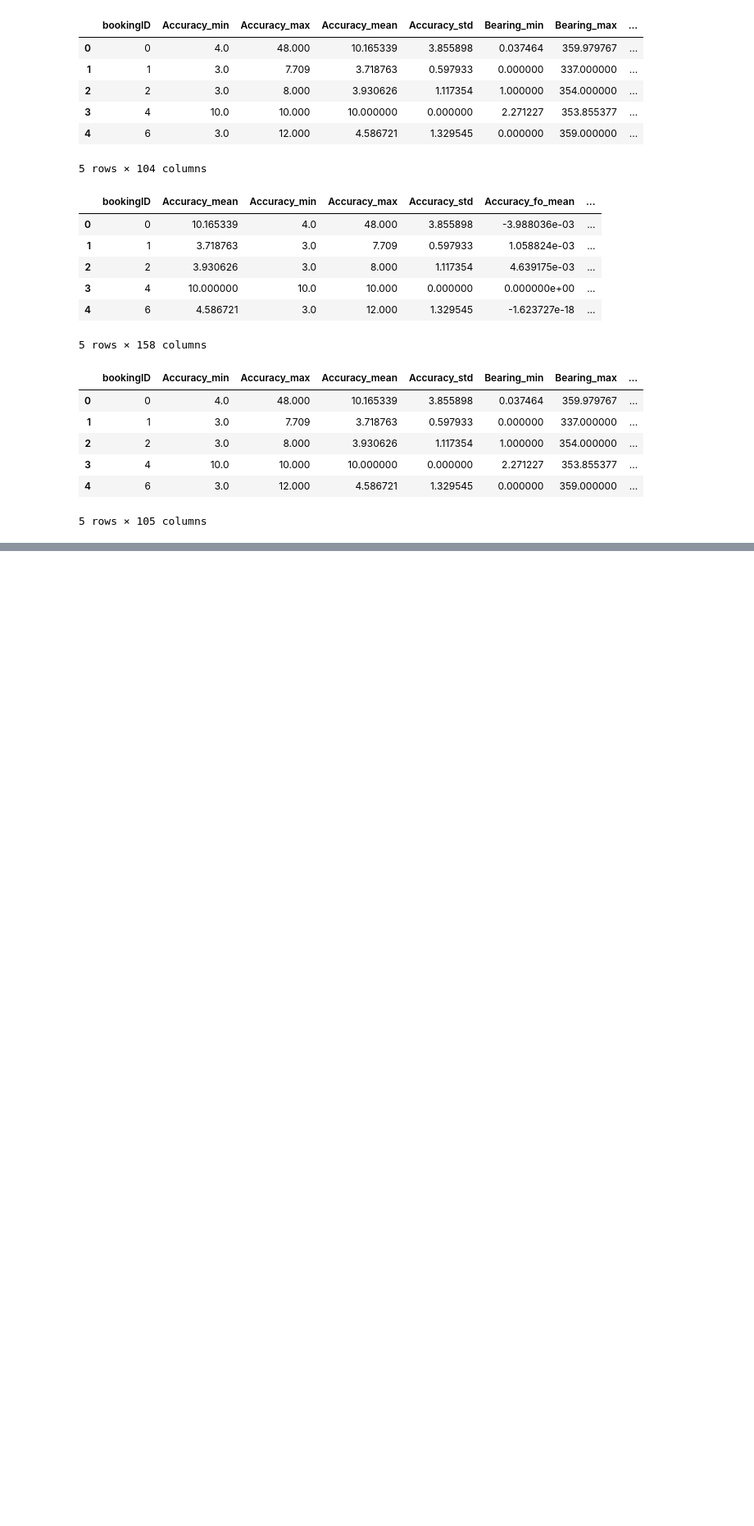
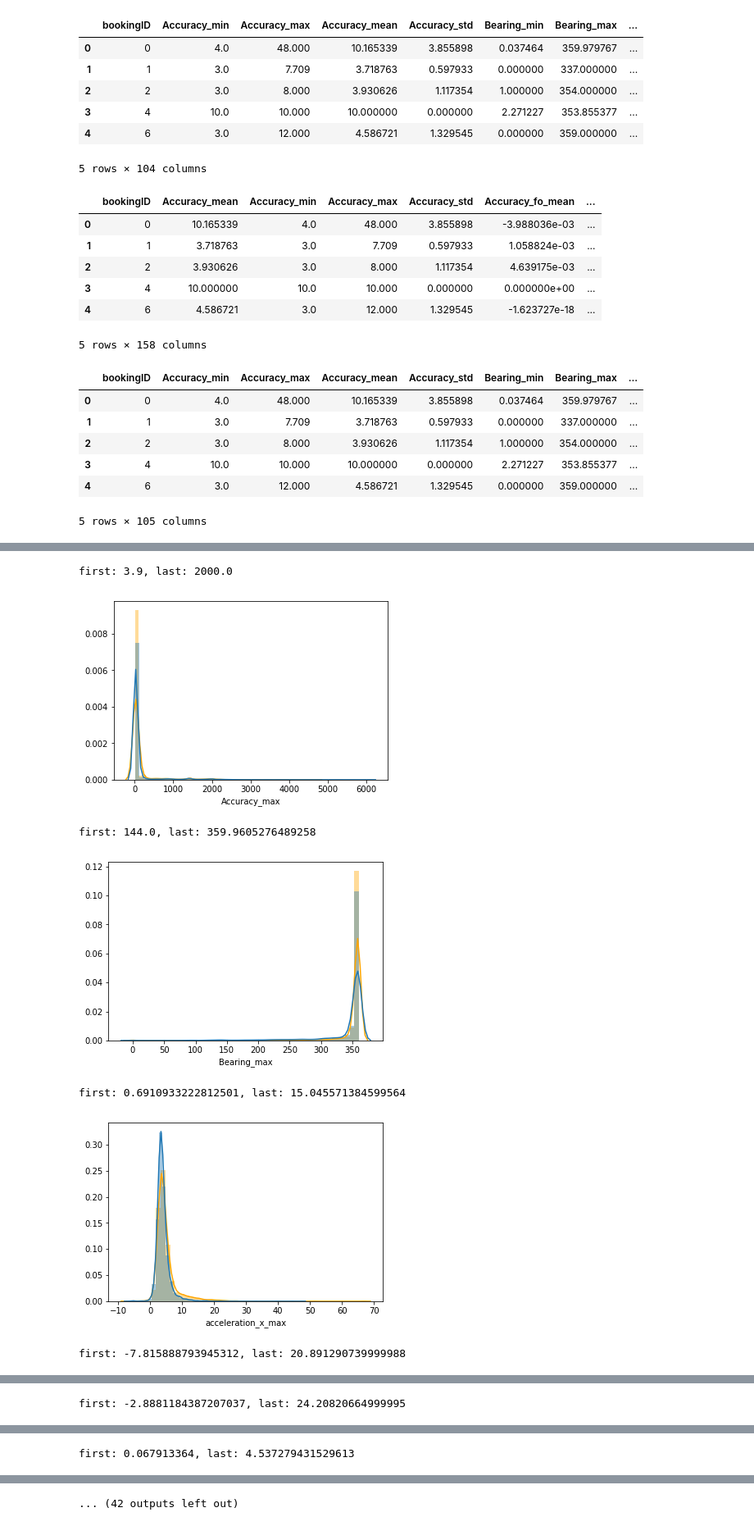
Before and after one commit to wjensheng/grab, a Jupyter notebook: preprocess.ipynb, the cells around one changed output, grey strips where cells are left out. Shown at 82% size. Drawn from its saved outputs; the diff is of its cells as text; code cells hidden in the pictures; blank space fills up the shorter version.

```diff
--- a/preprocess.ipynb
+++ b/preprocess.ipynb
@@ -394,0 +538,26 @@ new_sub.to_pickle(f'{PATH_FEATURES}/sample_new_103.pkl')
+# %%
+for col in cols:
+    sample = train_df[[col, 'label']]
+
+    # set outliers to the 1st and 99th quantile
+    # winsorization
+    last_quant = sample[col].quantile(.99)
+    first_quant = sample[col].quantile(.01)
+
+    print('first: {}, last: {}'.format(first_quant, last_quant))
+
+    sample.loc[sample[col] > last_quant, col] = last_quant
+    sample.loc[sample[col] < first_quant, col] = first_quant
+
+    plt.figure(figsize=(6,4))
+    sns.distplot(train_df[train_df['label']==1][col],color ='orange')
+    sns.distplot(train_df[train_df['label']==0][col])
+    plt.show()
+# %% [output]
+first: 3.9, last: 2000.0
+[figure, added]
+first: 144.0, last: 359.9605276489258
+[figure, added]
+first: 0.6910933222812501, last: 15.045571384599564
+[figure, added]
+first: -7.815888793945312, last: 20.891290739999988
@@ -394,0 +565 @@ new_sub.to_pickle(f'{PATH_FEATURES}/sample_new_103.pkl')
+first: -2.8881184387207037, last: 24.20820664999995
@@ -394,0 +567 @@ new_sub.to_pickle(f'{PATH_FEATURES}/sample_new_103.pkl')
+first: 0.067913364, last: 4.537279431529613
@@ -394,0 +569 @@ new_sub.to_pickle(f'{PATH_FEATURES}/sample_new_103.pkl')
+... (42 outputs left out)
```
Also changed, not shown: parts of 24 cells of this notebook.
